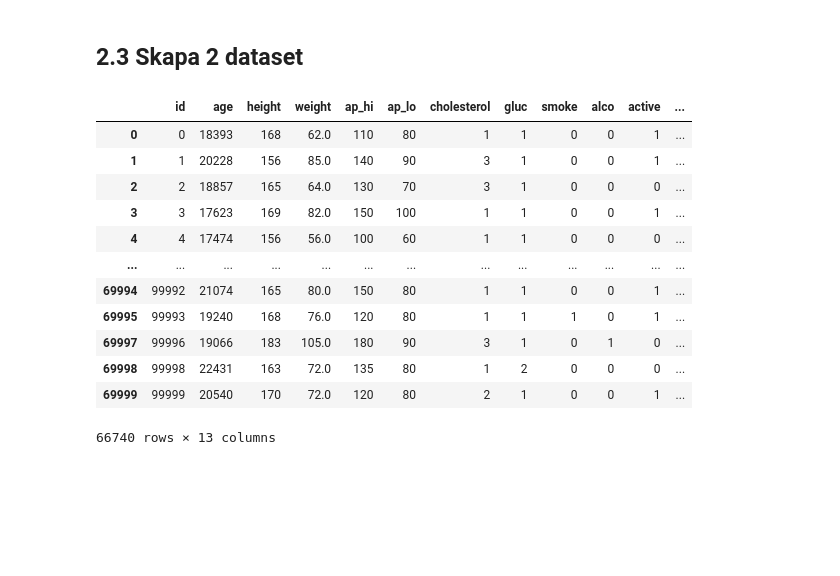
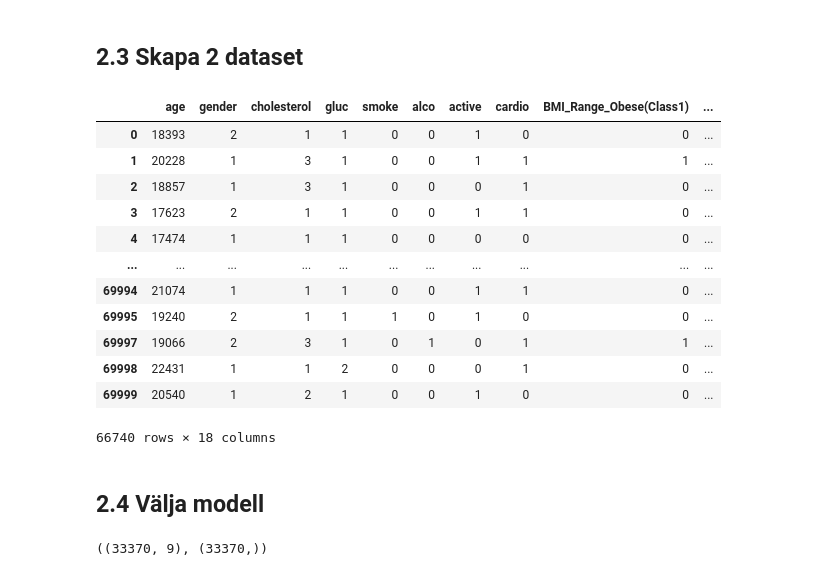
Before and after one commit to FHegardt/Maskininl-rning-Fredrik-Hegardt, a Jupyter notebook: Labb/2.1-8.ipynb, the cells around one changed output. Saved outputs shown, nothing was run; the diff lists cells and outputs as text; code cells hidden in the pictures; blank space fills up the shorter version.

```diff
--- a/Labb/2.1-8.ipynb
+++ b/Labb/2.1-8.ipynb
@@ -144,20 +144,37 @@ sns.heatmap(cardioDataHeatMap.corr(), vmin = -1, vmax= 1, annot=False, center =
 # %% [markdown]
 ## 2.3 Skapa 2 dataset
 # %%
-df1=cardioData.drop(["ap_hi", "ap_lo", "weight", "height", "BMI" ],axis=1)
-df2=cardioData.drop(["gender", "BMI_Range", "AP_categories"],axis=1)
-df2
+df1=cardioData.drop(["id","ap_hi", "ap_lo", "weight", "height", "BMI" ],axis=1)
+df2=cardioData.drop(["id","height","weight", "BMI_Range", "AP_categories"],axis=1)
+
+df1_encoded = pd.get_dummies(df1, drop_first=True)
+df2_encoded= pd.get_dummies(df2, drop_first=True)
+df1_encoded
+#X,y = df_default_encoded.drop("default_Yes", axis = 1), df_default_encoded["default_Yes"]
 # %% [output]
-|  | id | age | height | weight | ap_hi | ap_lo | cholesterol | gluc | smoke | alco | active | ... |
-| 0 | 0 | 18393 | 168 | 62.0 | 110 | 80 | 1 | 1 | 0 | 0 | 1 | ... |
-| 1 | 1 | 20228 | 156 | 85.0 | 140 | 90 | 3 | 1 | 0 | 0 | 1 | ... |
-| 2 | 2 | 18857 | 165 | 64.0 | 130 | 70 | 3 | 1 | 0 | 0 | 0 | ... |
-| 3 | 3 | 17623 | 169 | 82.0 | 150 | 100 | 1 | 1 | 0 | 0 | 1 | ... |
-| 4 | 4 | 17474 | 156 | 56.0 | 100 | 60 | 1 | 1 | 0 | 0 | 0 | ... |
-| ... | ... | ... | ... | ... | ... | ... | ... | ... | ... | ... | ... | ... |
-| 69994 | 99992 | 21074 | 165 | 80.0 | 150 | 80 | 1 | 1 | 0 | 0 | 1 | ... |
-| 69995 | 99993 | 19240 | 168 | 76.0 | 120 | 80 | 1 | 1 | 1 | 0 | 1 | ... |
-| 69997 | 99996 | 19066 | 183 | 105.0 | 180 | 90 | 3 | 1 | 0 | 1 | 0 | ... |
-| 69998 | 99998 | 22431 | 163 | 72.0 | 135 | 80 | 1 | 2 | 0 | 0 | 0 | ... |
-| 69999 | 99999 | 20540 | 170 | 72.0 | 120 | 80 | 2 | 1 | 0 | 0 | 1 | ... |
+|  | age | gender | cholesterol | gluc | smoke | alco | active | cardio | BMI_Range_Obese(Class1) | ... |
+| 0 | 18393 | 2 | 1 | 1 | 0 | 0 | 1 | 0 | 0 | ... |
+| 1 | 20228 | 1 | 3 | 1 | 0 | 0 | 1 | 1 | 1 | ... |
+| 2 | 18857 | 1 | 3 | 1 | 0 | 0 | 0 | 1 | 0 | ... |
+| 3 | 17623 | 2 | 1 | 1 | 0 | 0 | 1 | 1 | 0 | ... |
+| 4 | 17474 | 1 | 1 | 1 | 0 | 0 | 0 | 0 | 0 | ... |
+| ... | ... | ... | ... | ... | ... | ... | ... | ... | ... | ... |
+| 69994 | 21074 | 1 | 1 | 1 | 0 | 0 | 1 | 1 | 0 | ... |
+| 69995 | 19240 | 2 | 1 | 1 | 1 | 0 | 1 | 0 | 0 | ... |
+| 69997 | 19066 | 2 | 3 | 1 | 0 | 1 | 0 | 1 | 1 | ... |
+| 69998 | 22431 | 1 | 1 | 2 | 0 | 0 | 0 | 1 | 0 | ... |
+| 69999 | 20540 | 1 | 2 | 1 | 0 | 0 | 1 | 0 | 0 | ... |
-66740 rows × 13 columns
+66740 rows × 18 columns
+# %% [markdown]
+## 2.4 Välja modell
+# %%
+from sklearn.preprocessing import MinMaxScaler
+from sklearn.model_selection import train_test_split
+from sklearn.neighbors import KNeighborsClassifier
+import numpy as np
+
+X,y = df1.drop("cardio", axis = 1), df1["cardio"]
+X_train, X_test, y_train, y_test = train_test_split(X, y, test_size=0.5, random_state=42)
+X_train.shape, y_train.shape
+# %% [output]
+((33370, 9), (33370,))
```
